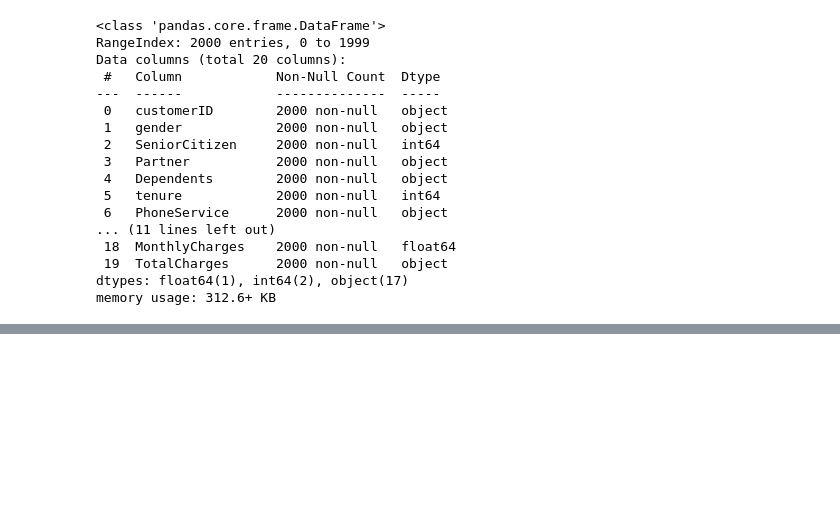
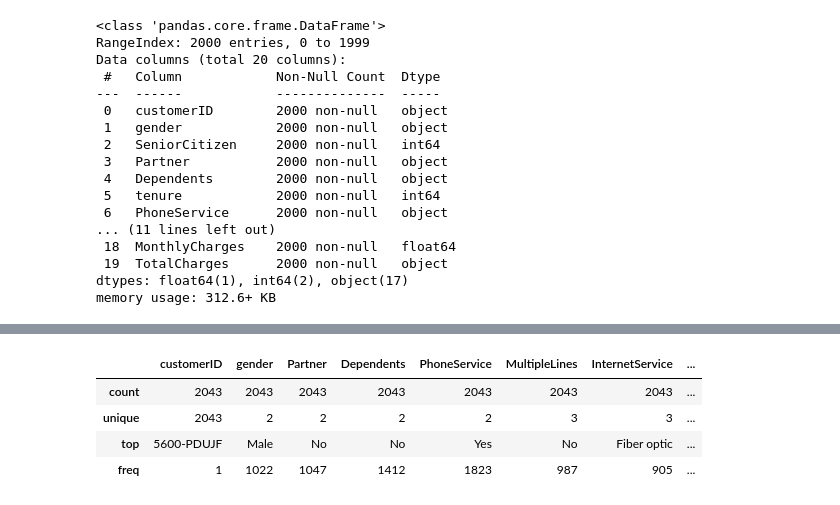
Before and after one commit to MillicentAgyir/LP2-Classification-Project, a Jupyter notebook: Notebooks/main.ipynb, the cells around one changed output, grey strips where cells are left out. Cells and saved outputs as stored; diff of their text form; code cells hidden in the pictures; blank space fills up the shorter version.

```diff
--- a/Notebooks/main.ipynb
+++ b/Notebooks/main.ipynb
@@ -135,0 +211,9 @@ DATA EXPLORATION AND CLEANING
+# %%
+# Display summary statistics for categorical features- test dataset
+data_2.describe(include=['O'])
+# %% [output]
+|  | customerID | gender | Partner | Dependents | PhoneService | MultipleLines | InternetService | ... |
+| count | 2043 | 2043 | 2043 | 2043 | 2043 | 2043 | 2043 | ... |
+| unique | 2043 | 2 | 2 | 2 | 2 | 3 | 3 | ... |
+| top | 5600-PDUJF | Male | No | No | Yes | No | Fiber optic | ... |
+| freq | 1 | 1022 | 1047 | 1412 | 1823 | 987 | 905 | ... |
```
Also changed, not shown: parts of 14 cells of this notebook.
